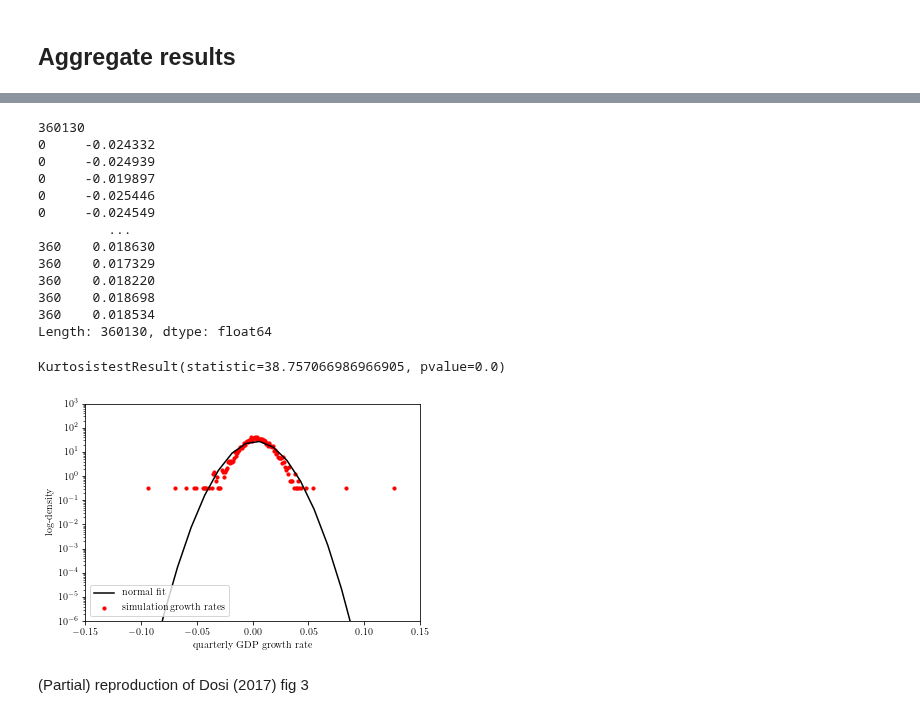
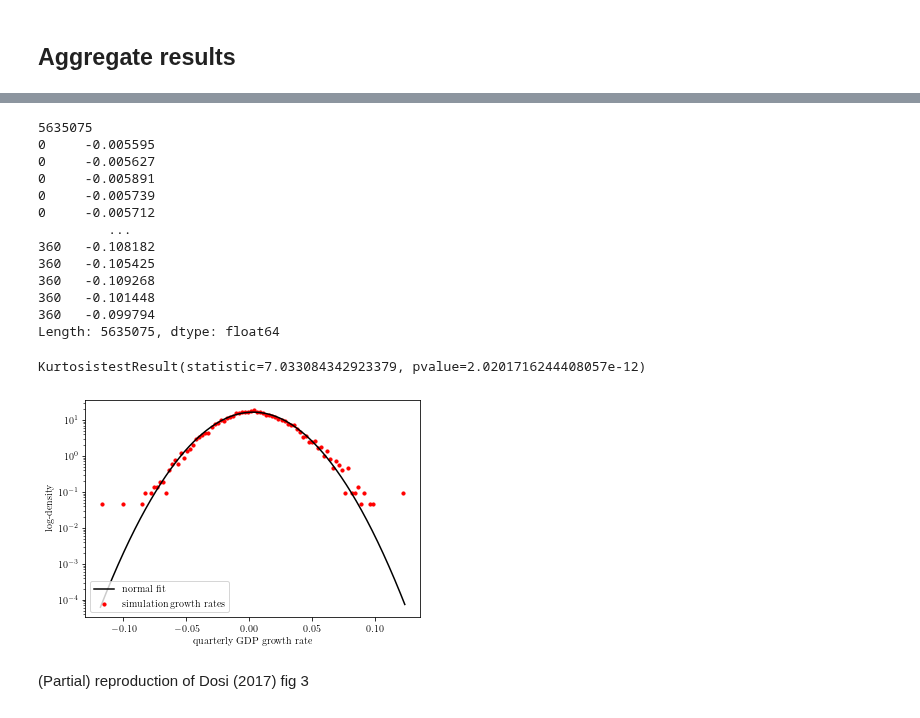
Before and after one commit to Tarsatir/Capsule_Climate, a Jupyter notebook: results/validation/replication_plots.ipynb, the cells around one changed output, grey strips where cells are left out. Drawn from its saved outputs; the diff is of its cells as text; code cells hidden in the pictures.

```diff
--- a/results/validation/replication_plots.ipynb
+++ b/results/validation/replication_plots.ipynb
@@ -140,7 +343,7 @@ Dosi et al (2017) fig 2
 def filepath(i):
     return f'validation_samples/valoutput_{i}.csv'
 # %%
-n_MC = 10
+n_MC = 25
 
 df_list = []
 for MC_i in range(1, n_MC + 1):
@@ -175,19 +378,19 @@ gdp_growth = gdp_growth[np.abs(gdp_growth) <= 0.4]
 print(len(gdp_growth))
 print(gdp_growth)
 # %% [output]
-360130
-0     -0.024332
-0     -0.024939
-0     -0.019897
-0     -0.025446
-0     -0.024549
+5635075
+0     -0.005595
+0     -0.005627
+0     -0.005891
+0     -0.005739
+0     -0.005712
          ...
-360    0.018630
-360    0.017329
-360    0.018220
-360    0.018698
-360    0.018534
-Length: 360130, dtype: float64
+360   -0.108182
+360   -0.105425
+360   -0.109268
+360   -0.101448
+360   -0.099794
+Length: 5635075, dtype: float64
 # %%
 # g = gdp_growth[np.abs(gdp_growth) <= 0.05]
 
@@ -197,39 +400,39 @@ data = df.GDP_growth / 100
 print(stats.kurtosistest(data))
 
 # print(data)
 
 # mu, std = norm.fit(data)
 
 plt.figure(figsize=(6,4))
 # plt.hist(gdp_growth, density=True, bins=100)
 # plt.xlim(-0.2, 0.2)
 
 # xmin, xmax = plt.xlim()
 # x = np.linspace(xmin, xmax, 100)
 # p = norm.pdf(x, mu, std)
 # plt.plot(x, p, 'k', linewidth=2)
 
 # print(stats.kurtosis(gdp_growth))
-x = np.linspace(-0.3, 0.3)
-dens, bins, _ = plt.hist(data, 500, density=True, alpha=0.)
+x = np.linspace(min(data), max(data), 1000)
+dens, bins, _ = plt.hist(data, 100, density=True, alpha=0.)
 mu, sigma = stats.norm.fit(data)
 best_fit_line = stats.norm.pdf(x, mu, sigma)
 bins1 = bins[:-1]
 bins2 = bins[1:]
 
 bins = np.mean([bins1, bins2], axis=0)
 plt.plot(x, best_fit_line, color='black', label='normal fit')
 plt.scatter(bins, dens, s=10, c='red', label='simulation growth rates')
-plt.xlim(-0.15, 0.15)
-plt.ylim(10e-7, 10e2)
+# plt.xlim(-0.15, 0.15)
+# plt.ylim(10e-7, 10e2)
 plt.legend(loc='lower left')
 plt.xlabel('quarterly GDP growth rate')
 plt.ylabel('log-density')
 
 plt.yscale('log')
 # %% [output]
-KurtosistestResult(statistic=38.757066986966905, pvalue=0.0)
+KurtosistestResult(statistic=7.033084342923379, pvalue=2.0201716244408057e-12)
-[figure, old version]
+[figure, new version]
 # %%
 U_filtered = sm.tsa.filters.bkfilter(np.log(df.U), bk_low, bk_high, bk_K)
 C_filtered = sm.tsa.filters.bkfilter(np.log(df.C), bk_low, bk_high, bk_K)
```
Also changed, not shown: parts of 22 cells of this notebook, 27 other files.
